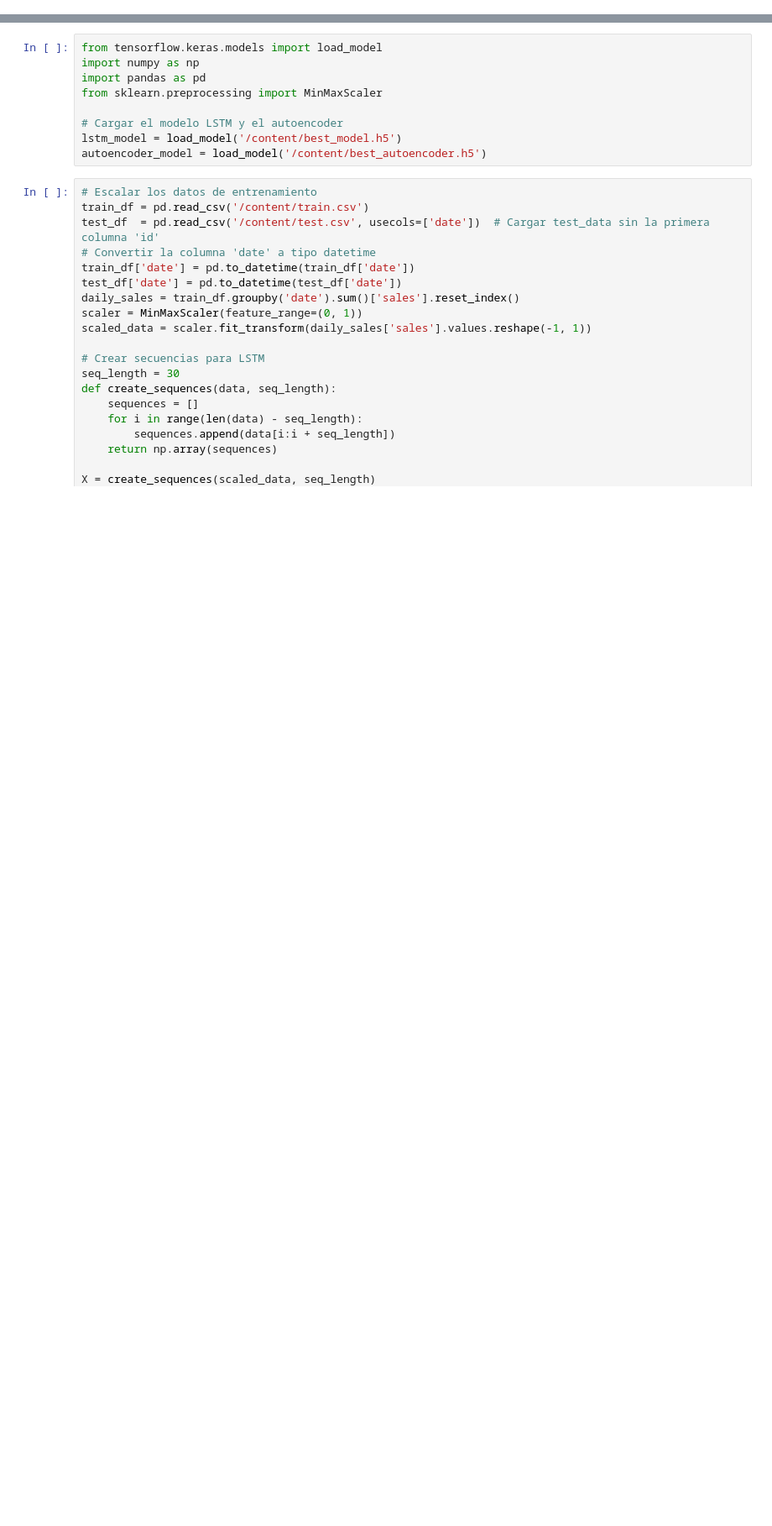
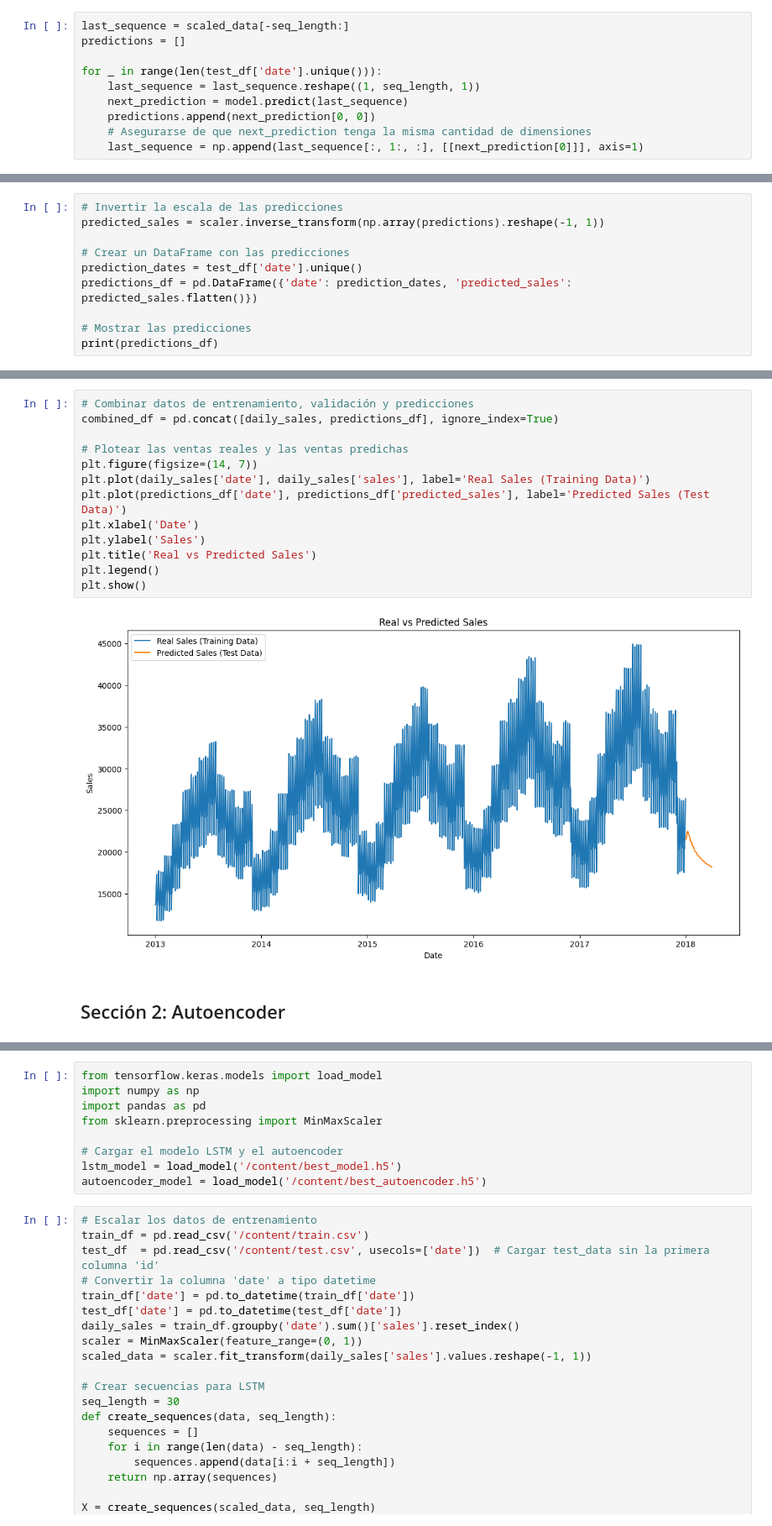
Before and after one commit to sensito/Detecci-n-de-Anomal-as-en-Ventas-Usando-Modelos-LSTM-y-Autoencoder, a Jupyter notebook: Hibrido.ipynb, the cells around one changed output, grey strips where cells are left out. Shown: that part at 84% size. Cells and saved outputs as stored; diff of their text form; blank space fills up the shorter version.

```diff
--- a/Hibrido.ipynb
+++ b/Hibrido.ipynb
@@ -0,0 +178,10 @@
+# %%
+last_sequence = scaled_data[-seq_length:]
+predictions = []
+
+for _ in range(len(test_df['date'].unique())):
+    last_sequence = last_sequence.reshape((1, seq_length, 1))
+    next_prediction = model.predict(last_sequence)
+    predictions.append(next_prediction[0, 0])
+    # Asegurarse de que next_prediction tenga la misma cantidad de dimensiones
+    last_sequence = np.append(last_sequence[:, 1:, :], [[next_prediction[0]]], axis=1)
@@ -0,0 +228,10 @@
+# %%
+# Invertir la escala de las predicciones
+predicted_sales = scaler.inverse_transform(np.array(predictions).reshape(-1, 1))
+
+# Crear un DataFrame con las predicciones
+prediction_dates = test_df['date'].unique()
+predictions_df = pd.DataFrame({'date': prediction_dates, 'predicted_sales': predicted_sales.flatten()})
+
+# Mostrar las predicciones
+print(predictions_df)
@@ -0,0 +253,17 @@
+# %%
+# Combinar datos de entrenamiento, validación y predicciones
+combined_df = pd.concat([daily_sales, predictions_df], ignore_index=True)
+
+# Plotear las ventas reales y las ventas predichas
+plt.figure(figsize=(14, 7))
+plt.plot(daily_sales['date'], daily_sales['sales'], label='Real Sales (Training Data)')
+plt.plot(predictions_df['date'], predictions_df['predicted_sales'], label='Predicted Sales (Test Data)')
+plt.xlabel('Date')
+plt.ylabel('Sales')
+plt.title('Real vs Predicted Sales')
+plt.legend()
+plt.show()
+# %% [output]
+[figure, added]
+# %% [markdown]
+## Sección 2: Autoencoder
```
Also changed, not shown: parts of 37 cells of this notebook.
